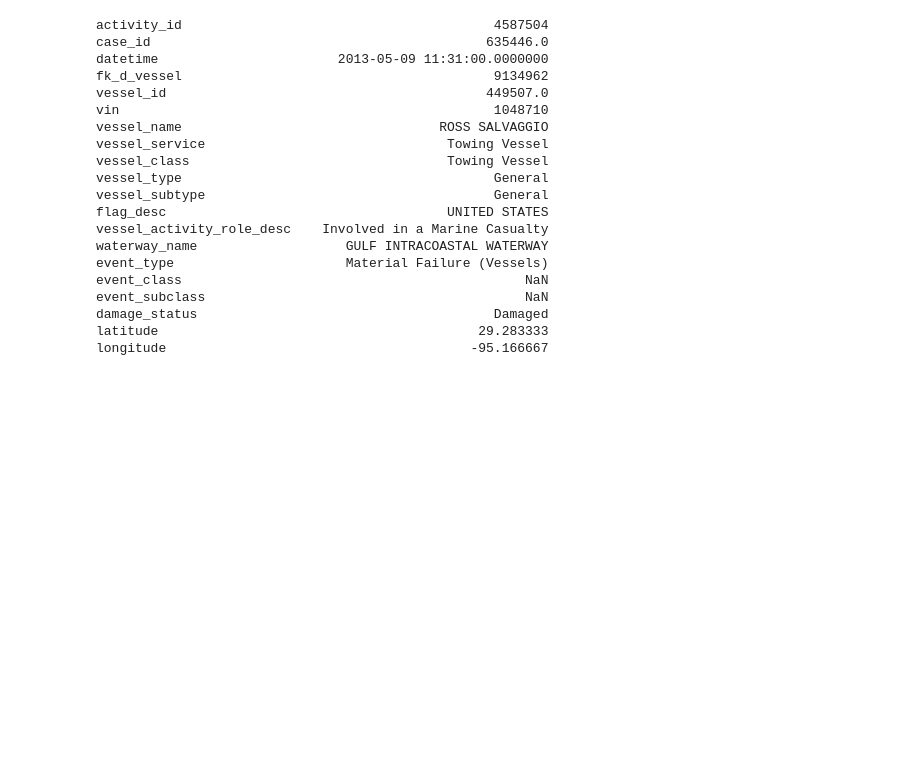
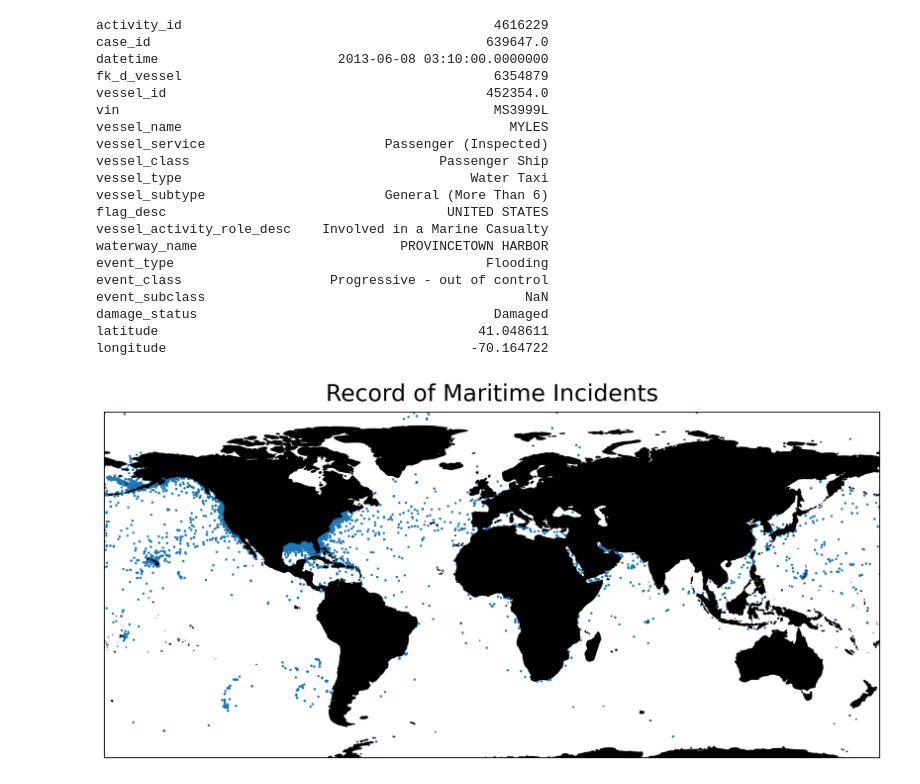
Before and after one commit to jesseturner/Maritime_Incidents, a Jupyter notebook: analysis.ipynb, the cells around one changed output. Cells and saved outputs as stored; diff of their text form; code cells hidden in the pictures; blank space fills up the shorter version.

Commit message:
Plotting locations of maritime incidents

```diff
--- a/analysis.ipynb
+++ b/analysis.ipynb
@@ -13,25 +16,41 @@ file_path = "MISLE DATA/MisleVslEvents.txt"
 # %%
 df = pd.read_csv(file_path, sep='\t', header=None, names=column_names, encoding='latin-1')
 # %%
-print(df.iloc[0].to_string())
+print(df.iloc[16].to_string())
 # %% [output]
-activity_id                                        4587504
-case_id                                           635446.0
-datetime                       2013-05-09 11:31:00.0000000
-fk_d_vessel                                        9134962
-vessel_id                                         449507.0
-vin                                                1048710
-vessel_name                                 ROSS SALVAGGIO
-vessel_service                               Towing Vessel
-vessel_class                                 Towing Vessel
-vessel_type                                        General
-vessel_subtype                                     General
+activity_id                                        4616229
+case_id                                           639647.0
+datetime                       2013-06-08 03:10:00.0000000
+fk_d_vessel                                        6354879
+vessel_id                                         452354.0
+vin                                                MS3999L
+vessel_name                                          MYLES
+vessel_service                       Passenger (Inspected)
+vessel_class                                Passenger Ship
+vessel_type                                     Water Taxi
+vessel_subtype                       General (More Than 6)
 flag_desc                                    UNITED STATES
 vessel_activity_role_desc    Involved in a Marine Casualty
-waterway_name                   GULF INTRACOASTAL WATERWAY
-event_type                      Material Failure (Vessels)
-event_class                                            NaN
+waterway_name                          PROVINCETOWN HARBOR
+event_type                                        Flooding
+event_class                   Progressive - out of control
 event_subclass                                         NaN
 damage_status                                      Damaged
-latitude                                         29.283333
-longitude                                       -95.166667
+latitude                                         41.048611
+longitude                                       -70.164722
+# %%
+projection=ccrs.PlateCarree(central_longitude=0)
+
+fig,ax=plt.subplots(1, figsize=(12,12),subplot_kw={'projection': projection})
+
+c=ax.scatter(df.longitude, df.latitude, s=1)
+
+ax.set_title("Record of Maritime Incidents", fontsize=20, pad=10)
+ax.coastlines(resolution='50m', color='black', linewidth=1)
+ax.add_feature(feature.LAND, zorder=100, edgecolor='#000', facecolor='#000')
+
+fig.set_dpi(200)
+#fig.savefig(location_title, dpi=200, bbox_inches='tight')
+fig.show()
+# %% [output]
+[figure, added]
```
Also changed, not shown: parts of 3 cells of this notebook, 1 other file.
